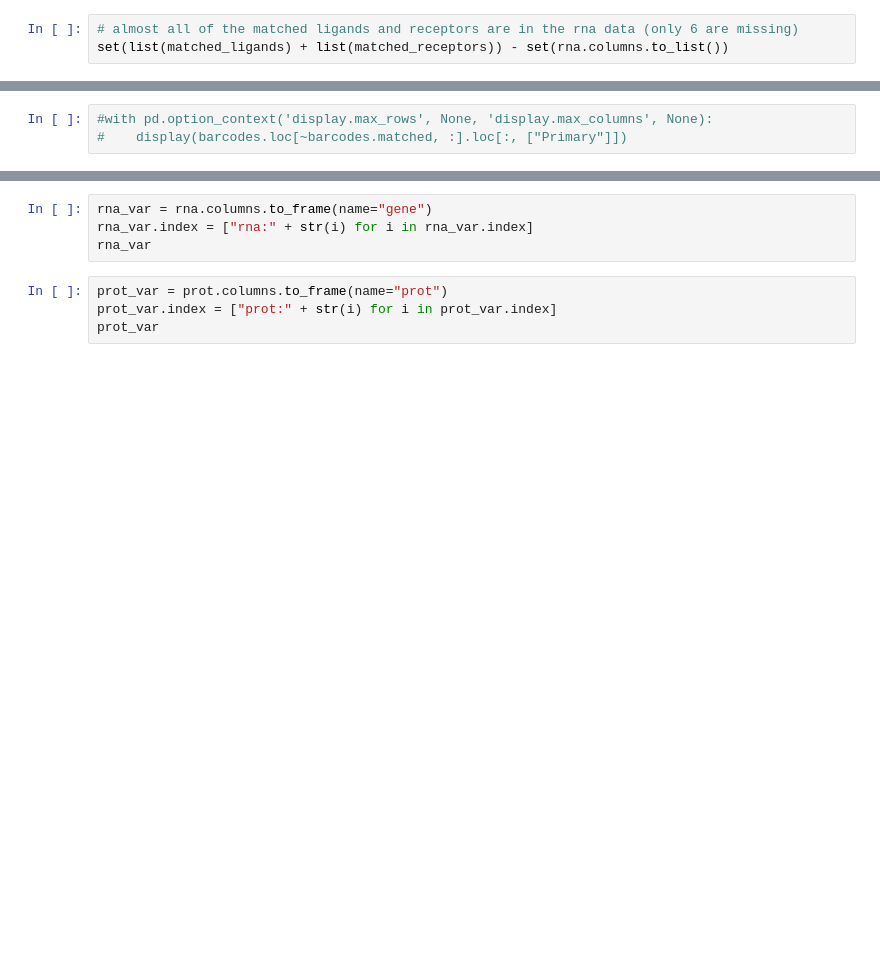
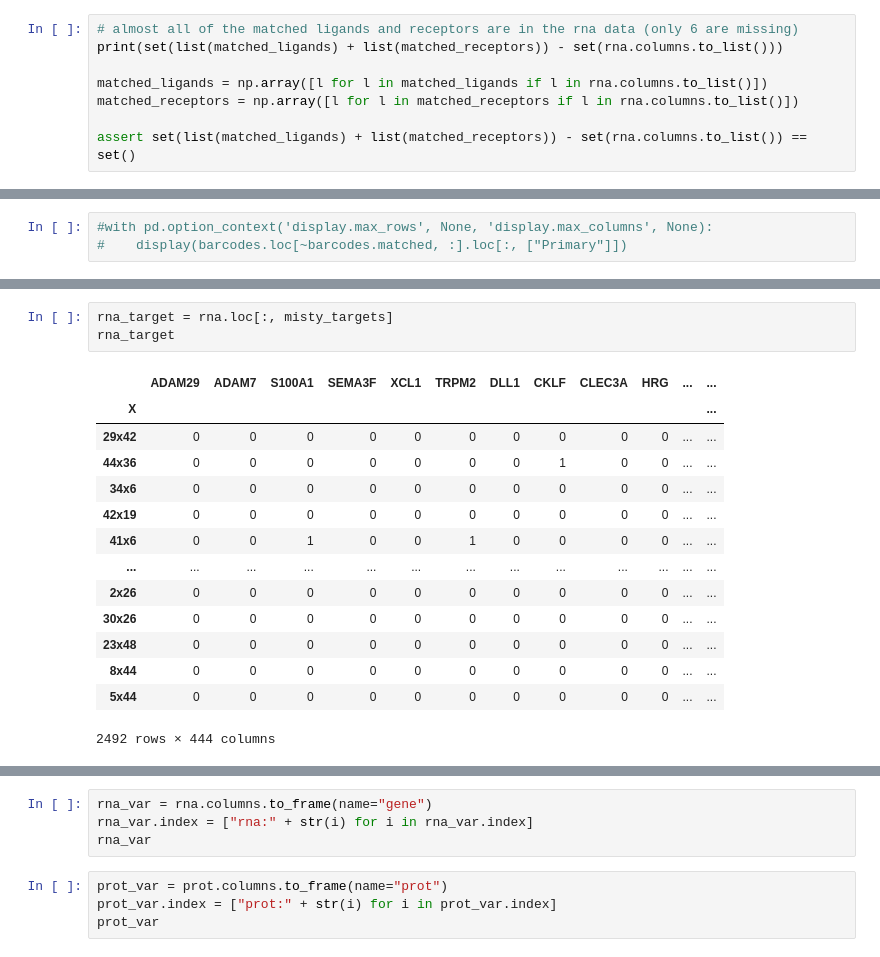
Before and after one commit to schae211/liana_spatial_cite-seq, a Jupyter notebook: read_data.ipynb, the cells around one changed output, grey strips where cells are left out. Cells and saved outputs as stored; diff of their text form; blank space fills up the shorter version.

```diff
--- a/read_data.ipynb
+++ b/read_data.ipynb
@@ -363,5 +365,10 @@ barcodes.loc[barcodes.matched]
 184 rows × 15 columns
 # %%
 # almost all of the matched ligands and receptors are in the rna data (only 6 are missing)
-set(list(matched_ligands) + list(matched_receptors)) - set(rna.columns.to_list())
+print(set(list(matched_ligands) + list(matched_receptors)) - set(rna.columns.to_list()))
+
+matched_ligands = np.array([l for l in matched_ligands if l in rna.columns.to_list()])
+matched_receptors = np.array([l for l in matched_receptors if l in rna.columns.to_list()])
+
+assert set(list(matched_ligands) + list(matched_receptors)) - set(rna.columns.to_list()) == set()
 # %% [output]
@@ -419 +490,19 @@ print(misty_targets.shape)
+# %%
+rna_target = rna.loc[:, misty_targets]
+rna_target
+# %% [output]
+|  | ADAM29 | ADAM7 | S100A1 | SEMA3F | XCL1 | TRPM2 | DLL1 | CKLF | CLEC3A | HRG | ... | ... |
+| X |  |  |  |  |  |  |  |  |  |  |  | ... |
+| 29x42 | 0 | 0 | 0 | 0 | 0 | 0 | 0 | 0 | 0 | 0 | ... | ... |
+| 44x36 | 0 | 0 | 0 | 0 | 0 | 0 | 0 | 1 | 0 | 0 | ... | ... |
+| 34x6 | 0 | 0 | 0 | 0 | 0 | 0 | 0 | 0 | 0 | 0 | ... | ... |
+| 42x19 | 0 | 0 | 0 | 0 | 0 | 0 | 0 | 0 | 0 | 0 | ... | ... |
+| 41x6 | 0 | 0 | 1 | 0 | 0 | 1 | 0 | 0 | 0 | 0 | ... | ... |
+| ... | ... | ... | ... | ... | ... | ... | ... | ... | ... | ... | ... | ... |
+| 2x26 | 0 | 0 | 0 | 0 | 0 | 0 | 0 | 0 | 0 | 0 | ... | ... |
+| 30x26 | 0 | 0 | 0 | 0 | 0 | 0 | 0 | 0 | 0 | 0 | ... | ... |
+| 23x48 | 0 | 0 | 0 | 0 | 0 | 0 | 0 | 0 | 0 | 0 | ... | ... |
+| 8x44 | 0 | 0 | 0 | 0 | 0 | 0 | 0 | 0 | 0 | 0 | ... | ... |
+| 5x44 | 0 | 0 | 0 | 0 | 0 | 0 | 0 | 0 | 0 | 0 | ... | ... |
+2492 rows × 444 columns
 # %%
```
Also changed, not shown: parts of 21 cells of this notebook.
